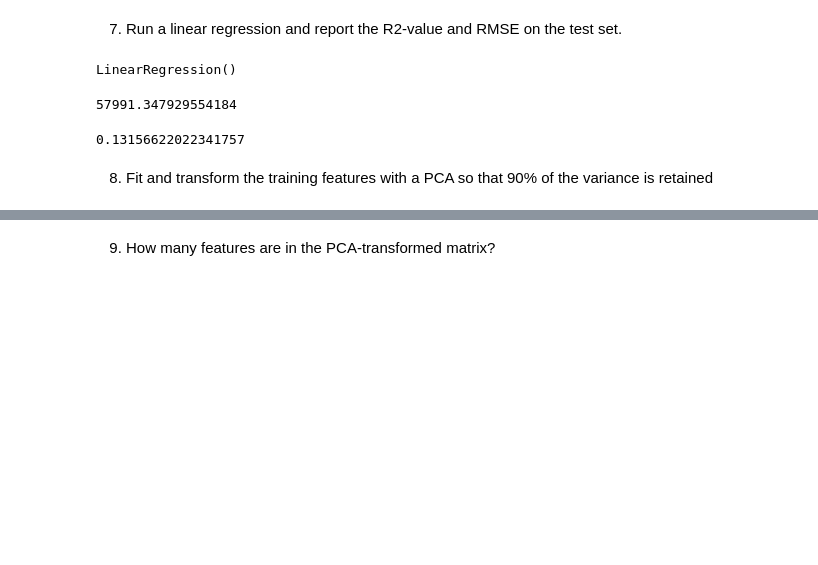
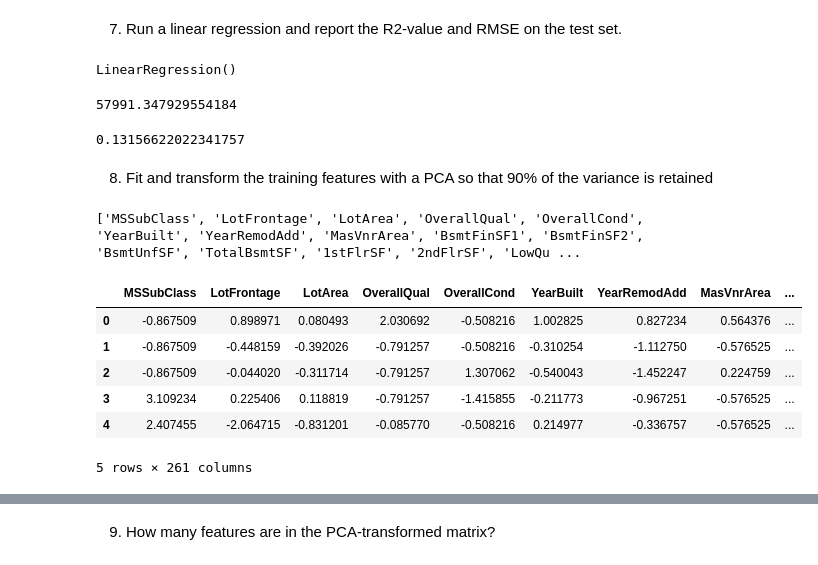
Before and after one commit to MWPerrineJr/data-mining, a Jupyter notebook: Weel 7 Assignment.ipynb, the cells around one changed output, grey strips where cells are left out. Saved outputs shown, nothing was run; the diff lists cells and outputs as text; code cells hidden in the pictures; blank space fills up the shorter version.

```diff
--- a/Weel 7 Assignment.ipynb
+++ b/Weel 7 Assignment.ipynb
@@ -282,0 +282,5 @@ X_pca = pca.fit_transform(X)
+# %%
+# This code prints the columns
+print(X.columns.tolist())
+# %% [output]
+['MSSubClass', 'LotFrontage', 'LotArea', 'OverallQual', 'OverallCond', 'YearBuilt', 'YearRemodAdd', 'MasVnrArea', 'BsmtFinSF1', 'BsmtFinSF2', 'BsmtUnfSF', 'TotalBsmtSF', '1stFlrSF', '2ndFlrSF', 'LowQu ...
@@ -282,0 +290,11 @@ X_pca = pca.fit_transform(X)
+# %%
+# This code displays the first 5 rows of the converted data frame
+X_train.head()
+# %% [output]
+|  | MSSubClass | LotFrontage | LotArea | OverallQual | OverallCond | YearBuilt | YearRemodAdd | MasVnrArea | ... |
+| 0 | -0.867509 | 0.898971 | 0.080493 | 2.030692 | -0.508216 | 1.002825 | 0.827234 | 0.564376 | ... |
+| 1 | -0.867509 | -0.448159 | -0.392026 | -0.791257 | -0.508216 | -0.310254 | -1.112750 | -0.576525 | ... |
+| 2 | -0.867509 | -0.044020 | -0.311714 | -0.791257 | 1.307062 | -0.540043 | -1.452247 | 0.224759 | ... |
+| 3 | 3.109234 | 0.225406 | 0.118819 | -0.791257 | -1.415855 | -0.211773 | -0.967251 | -0.576525 | ... |
+| 4 | 2.407455 | -2.064715 | -0.831201 | -0.085770 | -0.508216 | 0.214977 | -0.336757 | -0.576525 | ... |
+5 rows × 261 columns
```
Also changed, not shown: parts of 44 cells of this notebook, 1 other file.
